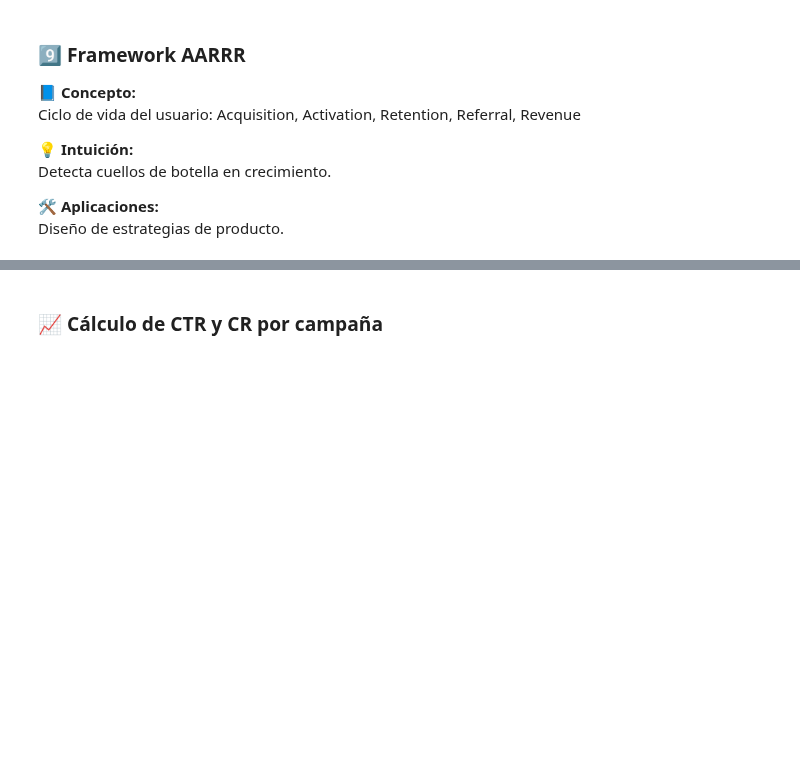
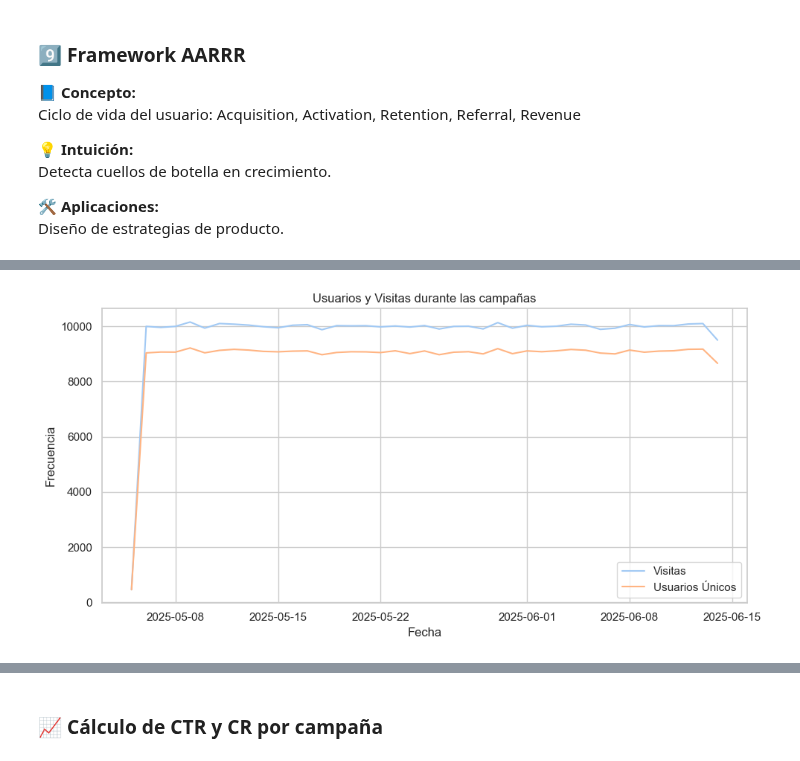
Before and after one commit to zyntonyson/bootcamp_ds_da, a Jupyter notebook: 09-da-analisis-negocio/18-Metricas_Usuarios.ipynb, the cells around one changed output, grey strips where cells are left out. Drawn from its saved outputs; the diff is of its cells as text; code cells hidden in the pictures; blank space fills up the shorter version.

```diff
--- a/09-da-analisis-negocio/18-Metricas_Usuarios.ipynb
+++ b/09-da-analisis-negocio/18-Metricas_Usuarios.ipynb
@@ -287,0 +205,11 @@ df
+# %%
+df=(
+    visits
+        .groupby(['date_visits'],as_index=False)
+        .agg(
+            visitas = ('uuid_interaction','nunique'),
+            usuarios_unicos = ('uuid_user','nunique'),
+        )
+        .sort_values(by='date_visits')
+)
+df.head()
@@ -287,0 +223,13 @@ df
+# %%
+plt.figure(figsize=(10, 5))
+sns.lineplot(data=df, x='date_visits', y='visitas', label='Visitas')
+sns.lineplot(data=df, x='date_visits', y='usuarios_unicos', label='Usuarios Únicos')
+
+plt.title("Usuarios y Visitas durante las campañas")
+plt.xlabel("Fecha")
+plt.ylabel("Frecuencia")
+plt.legend()
+plt.tight_layout()
+plt.show()
+# %% [output]
+[figure, added]
```
Also changed, not shown: parts of 28 cells of this notebook, 2 other files.
